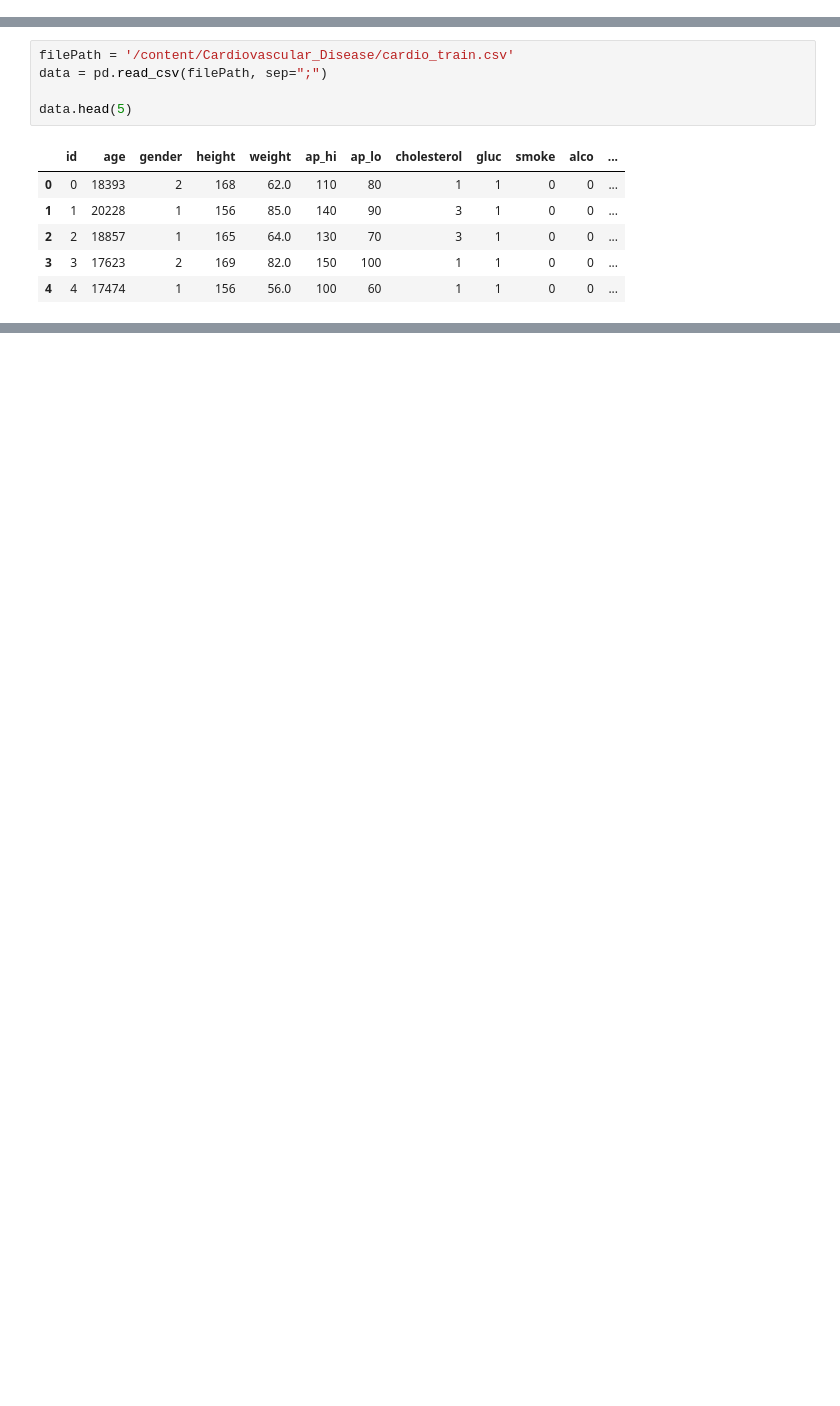
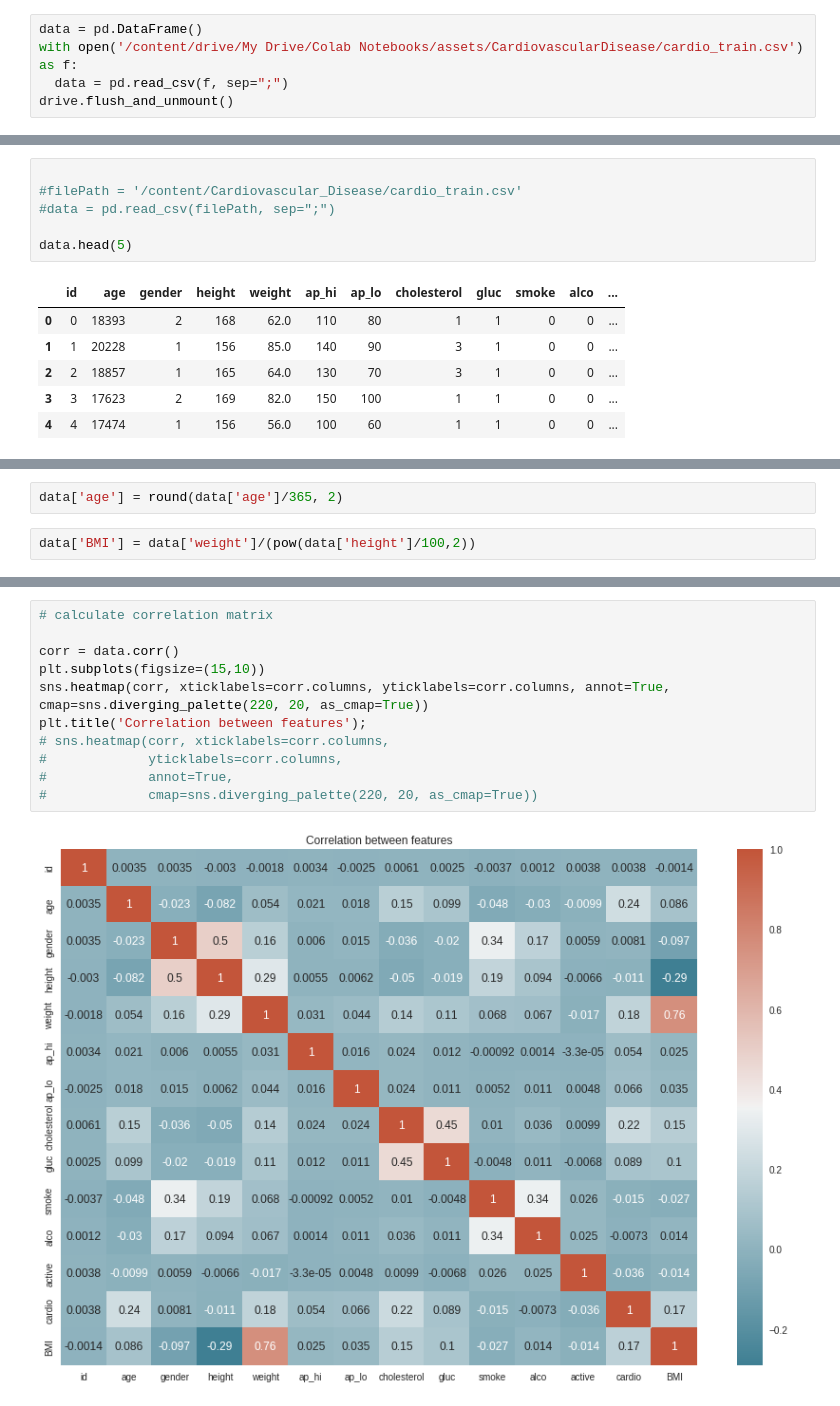
Before and after one commit to seanyoungsean/DSAI, a Jupyter notebook: CardiovascularDiseasePrediction_ML.ipynb, the cells around one changed output, grey strips where cells are left out. Saved outputs shown, nothing was run; the diff lists cells and outputs as text; blank space fills up the shorter version.

```diff
--- a/CardiovascularDiseasePrediction_ML.ipynb
+++ b/CardiovascularDiseasePrediction_ML.ipynb
@@ -8,0 +21,5 @@ import matplotlib.pyplot as plt
+# %%
+data = pd.DataFrame()
+with open('/content/drive/My Drive/Colab Notebooks/assets/CardiovascularDisease/cardio_train.csv') as f:
+  data = pd.read_csv(f, sep=";")
+drive.flush_and_unmount()
@@ -9,6 +41,7 @@ import matplotlib.pyplot as plt
 # %%
-filePath = '/content/Cardiovascular_Disease/cardio_train.csv'
-data = pd.read_csv(filePath, sep=";")
+
+#filePath = '/content/Cardiovascular_Disease/cardio_train.csv'
+#data = pd.read_csv(filePath, sep=";")
 
 data.head(5)
 # %% [output]
@@ -20,0 +119,4 @@ data.head(5)
+# %%
+data['age'] = round(data['age']/365, 2)
+# %%
+data['BMI'] = data['weight']/(pow(data['height']/100,2))
@@ -20,0 +141,13 @@ data.head(5)
+# %%
+# calculate correlation matrix
+
+corr = data.corr()
+plt.subplots(figsize=(15,10))
+sns.heatmap(corr, xticklabels=corr.columns, yticklabels=corr.columns, annot=True, cmap=sns.diverging_palette(220, 20, as_cmap=True))
+plt.title('Correlation between features');
+# sns.heatmap(corr, xticklabels=corr.columns,
+#             yticklabels=corr.columns,
+#             annot=True,
+#             cmap=sns.diverging_palette(220, 20, as_cmap=True))
+# %% [output]
+[figure, added]
```
Also changed, not shown: parts of 23 cells of this notebook.
